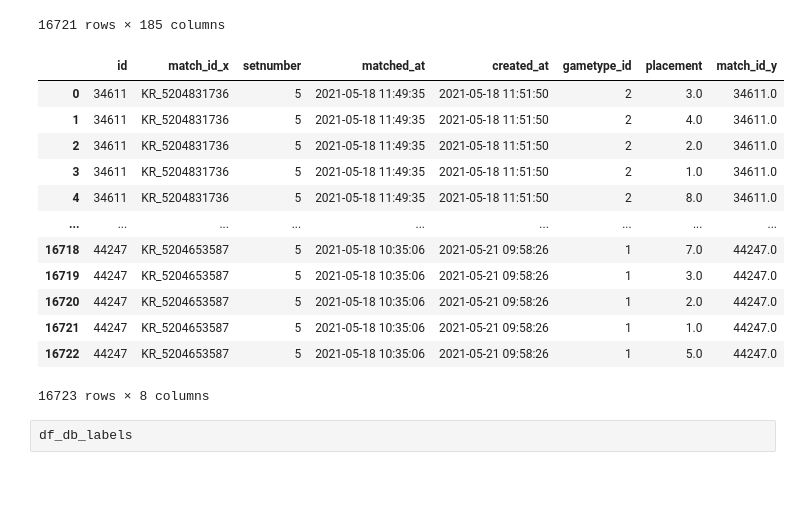
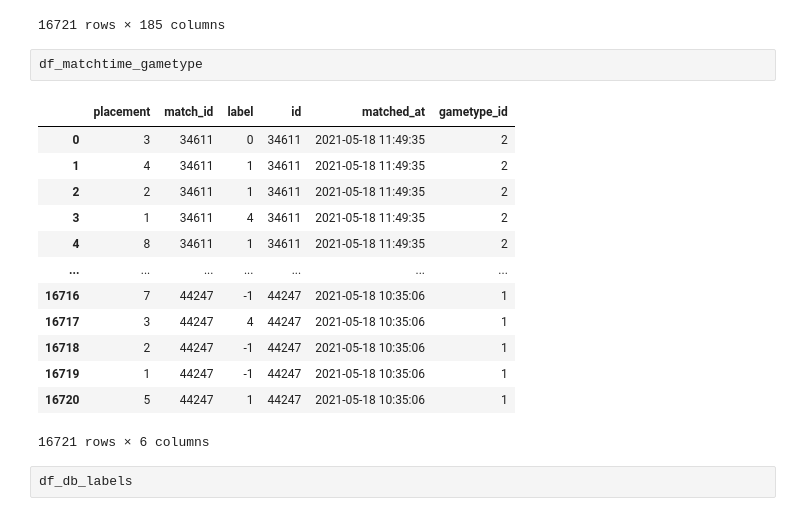
Before and after one commit to dogzz9445/team_fight_tactics_analyze, a Jupyter notebook: Main.ipynb, the cells around one changed output. Cells and saved outputs as stored; diff of their text form; blank space fills up the shorter version.

```diff
--- a/Main.ipynb
+++ b/Main.ipynb
@@ -605,20 +365,21 @@ df_read
 | 16720 | 343230 | 2 | 1 | 1 | 0 | ... |
 16721 rows × 185 columns
 # %%
+df_matchtime_gametype
 # %% [output]
-|  | id | match_id_x | setnumber | matched_at | created_at | gametype_id | placement | match_id_y |
-| 0 | 34611 | KR_5204831736 | 5 | 2021-05-18 11:49:35 | 2021-05-18 11:51:50 | 2 | 3.0 | 34611.0 |
-| 1 | 34611 | KR_5204831736 | 5 | 2021-05-18 11:49:35 | 2021-05-18 11:51:50 | 2 | 4.0 | 34611.0 |
-| 2 | 34611 | KR_5204831736 | 5 | 2021-05-18 11:49:35 | 2021-05-18 11:51:50 | 2 | 2.0 | 34611.0 |
-| 3 | 34611 | KR_5204831736 | 5 | 2021-05-18 11:49:35 | 2021-05-18 11:51:50 | 2 | 1.0 | 34611.0 |
-| 4 | 34611 | KR_5204831736 | 5 | 2021-05-18 11:49:35 | 2021-05-18 11:51:50 | 2 | 8.0 | 34611.0 |
-| ... | ... | ... | ... | ... | ... | ... | ... | ... |
-| 16718 | 44247 | KR_5204653587 | 5 | 2021-05-18 10:35:06 | 2021-05-21 09:58:26 | 1 | 7.0 | 44247.0 |
-| 16719 | 44247 | KR_5204653587 | 5 | 2021-05-18 10:35:06 | 2021-05-21 09:58:26 | 1 | 3.0 | 44247.0 |
-| 16720 | 44247 | KR_5204653587 | 5 | 2021-05-18 10:35:06 | 2021-05-21 09:58:26 | 1 | 2.0 | 44247.0 |
-| 16721 | 44247 | KR_5204653587 | 5 | 2021-05-18 10:35:06 | 2021-05-21 09:58:26 | 1 | 1.0 | 44247.0 |
-| 16722 | 44247 | KR_5204653587 | 5 | 2021-05-18 10:35:06 | 2021-05-21 09:58:26 | 1 | 5.0 | 44247.0 |
+|  | placement | match_id | label | id | matched_at | gametype_id |
+| 0 | 3 | 34611 | 0 | 34611 | 2021-05-18 11:49:35 | 2 |
+| 1 | 4 | 34611 | 1 | 34611 | 2021-05-18 11:49:35 | 2 |
+| 2 | 2 | 34611 | 1 | 34611 | 2021-05-18 11:49:35 | 2 |
+| 3 | 1 | 34611 | 4 | 34611 | 2021-05-18 11:49:35 | 2 |
+| 4 | 8 | 34611 | 1 | 34611 | 2021-05-18 11:49:35 | 2 |
+| ... | ... | ... | ... | ... | ... | ... |
+| 16716 | 7 | 44247 | -1 | 44247 | 2021-05-18 10:35:06 | 1 |
+| 16717 | 3 | 44247 | 4 | 44247 | 2021-05-18 10:35:06 | 1 |
+| 16718 | 2 | 44247 | -1 | 44247 | 2021-05-18 10:35:06 | 1 |
+| 16719 | 1 | 44247 | -1 | 44247 | 2021-05-18 10:35:06 | 1 |
+| 16720 | 5 | 44247 | 1 | 44247 | 2021-05-18 10:35:06 | 1 |
-16723 rows × 8 columns
+16721 rows × 6 columns
 # %%
 df_db_labels
 # %% [output]
```
Also changed, not shown: parts of 8 cells of this notebook, 4 other files.
